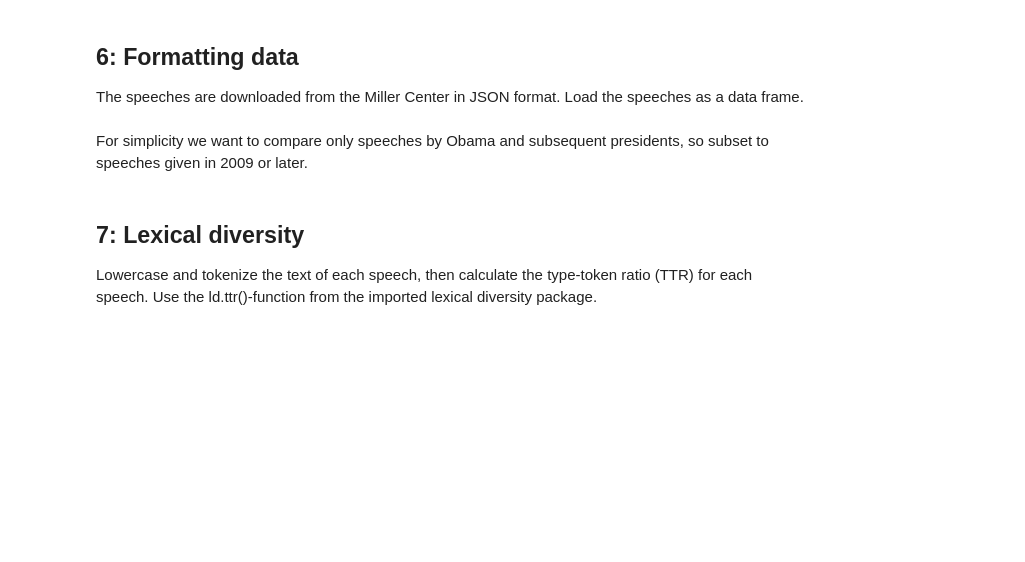
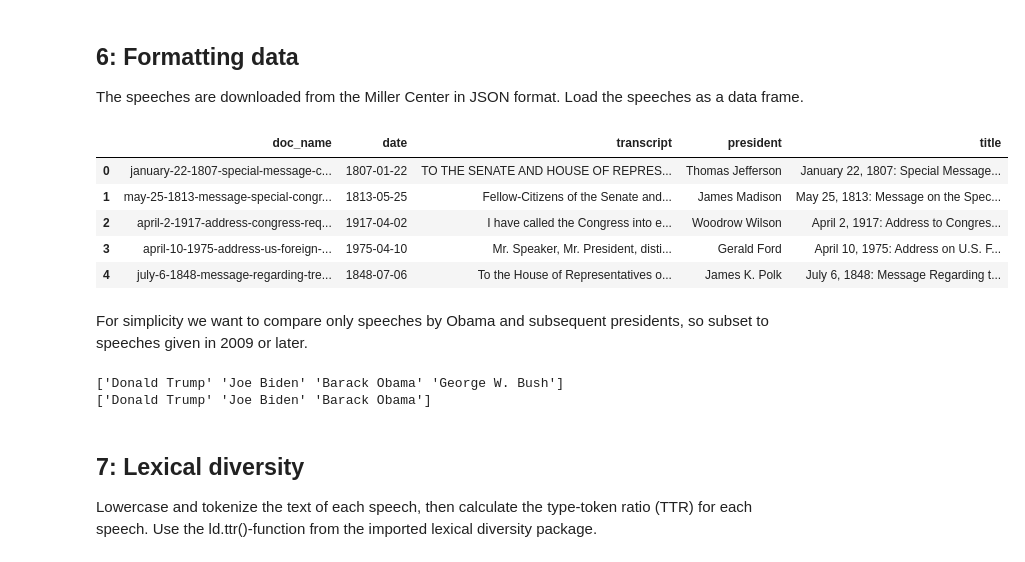
Before and after one commit to nglage/ASDS2, a Jupyter notebook: exercises/ASDS2 Exercise 2.2.ipynb, the cells around one changed output. Drawn from its saved outputs; the diff is of its cells as text; code cells hidden in the pictures; blank space fills up the shorter version.

```diff
--- a/exercises/ASDS2 Exercise 2.2.ipynb
+++ b/exercises/ASDS2 Exercise 2.2.ipynb
@@ -139,2 +208,12 @@ The speeches are downloaded from the Miller Center in JSON format. Load the spee
+# %%
+spdf = pd.read_json("speeches.json")
+spdf.head()
+# %% [output]
+|  | doc_name | date | transcript | president | title |
+| 0 | january-22-1807-special-message-c... | 1807-01-22 | TO THE SENATE AND HOUSE OF REPRES... | Thomas Jefferson | January 22, 1807: Special Message... |
+| 1 | may-25-1813-message-special-congr... | 1813-05-25 | Fellow-Citizens of the Senate and... | James Madison | May 25, 1813: Message on the Spec... |
+| 2 | april-2-1917-address-congress-req... | 1917-04-02 | I have called the Congress into e... | Woodrow Wilson | April 2, 1917: Address to Congres... |
+| 3 | april-10-1975-address-us-foreign-... | 1975-04-10 | Mr. Speaker, Mr. President, disti... | Gerald Ford | April 10, 1975: Address on U.S. F... |
+| 4 | july-6-1848-message-regarding-tre... | 1848-07-06 | To the House of Representatives o... | James K. Polk | July 6, 1848: Message Regarding t... |
 # %% [markdown]
 For simplicity we want to compare only speeches by Obama and subsequent presidents, so subset to speeches given in 2009 or later.
@@ -143,3 +220,20 @@ For simplicity we want to compare only speeches by Obama and subsequent presiden
+# %%
+import datetime
+spdf['date'] = pd.to_datetime(spdf['date'], errors='coerce', utc=True)
+
+recent_speeches = spdf[spdf['date'].dt.year >= 2009]
+
+# check president names
+print(recent_speeches['president'].unique())
+
+# filter out Bush
+recent_speeches = recent_speeches[recent_speeches['president'] != 'George W. Bush']
+
+# check president names again
+print(recent_speeches['president'].unique())
+# %% [output]
+['Donald Trump' 'Joe Biden' 'Barack Obama' 'George W. Bush']
+['Donald Trump' 'Joe Biden' 'Barack Obama']
 # %% [markdown]
 ## 7: Lexical diversity
 
```
Also changed, not shown: parts of 26 cells of this notebook.
